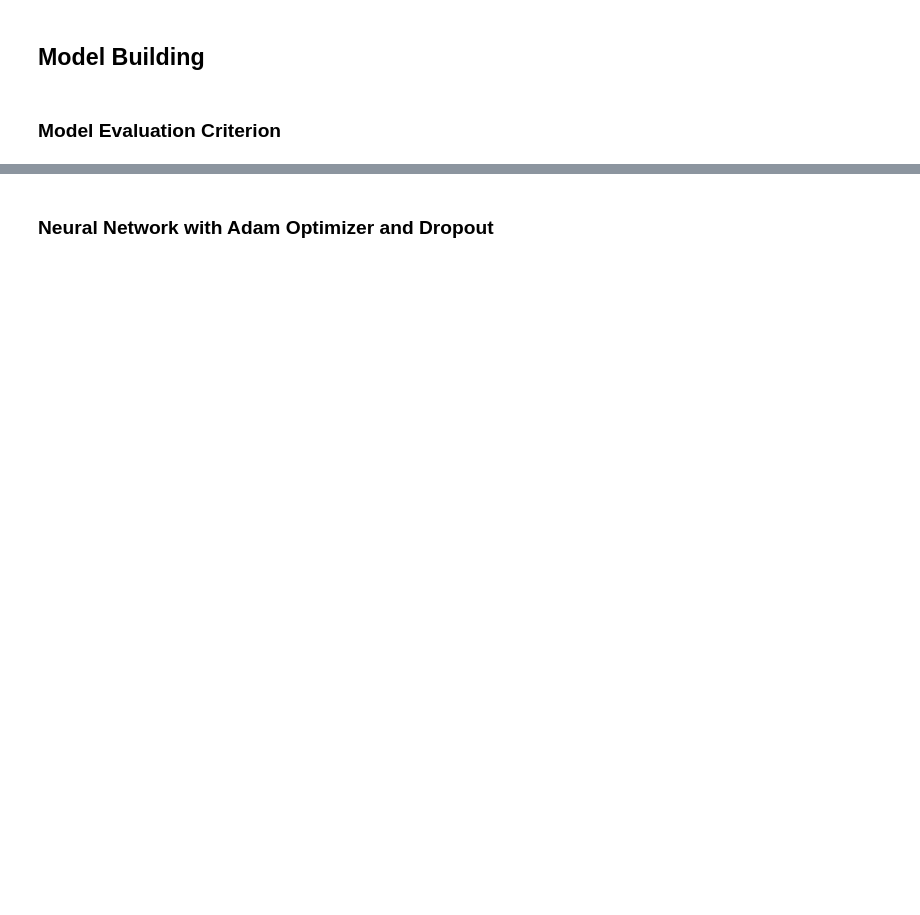
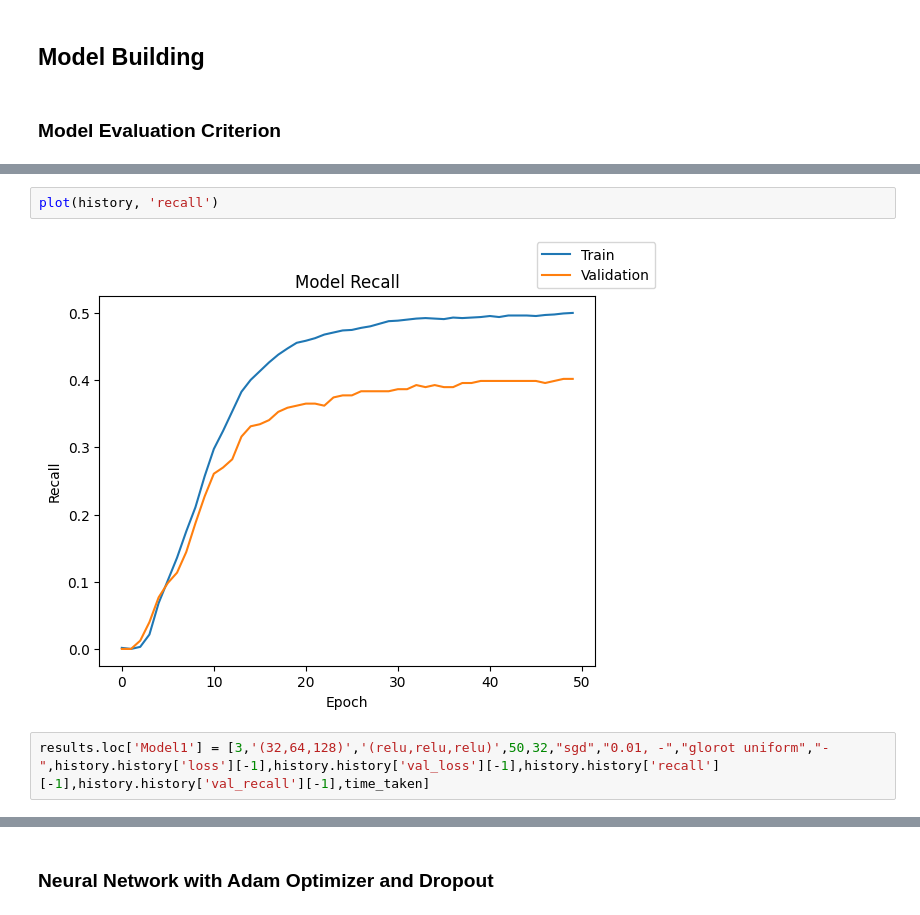
Before and after one commit to sheikhomer/BankChurnPrediction, a Jupyter notebook: INN_Learner_Notebook_Full_code.ipynb, the cells around one changed output, grey strips where cells are left out. Cells and saved outputs as stored; diff of their text form; blank space fills up the shorter version.

```diff
--- a/INN_Learner_Notebook_Full_code.ipynb
+++ b/INN_Learner_Notebook_Full_code.ipynb
@@ -615,0 +1008,6 @@ Write down the logic for choosing the metric that would be the best metric for t
+# %%
+plot(history, 'recall')
+# %% [output]
+[figure, added]
+# %%
+results.loc['Model1'] = [3,'(32,64,128)','(relu,relu,relu)',50,32,"sgd","0.01, -","glorot uniform","-",history.history['loss'][-1],history.history['val_loss'][-1],history.history['recall'][-1],history.history['val_recall'][-1],time_taken]
```
Also changed, not shown: parts of 185 cells of this notebook.
